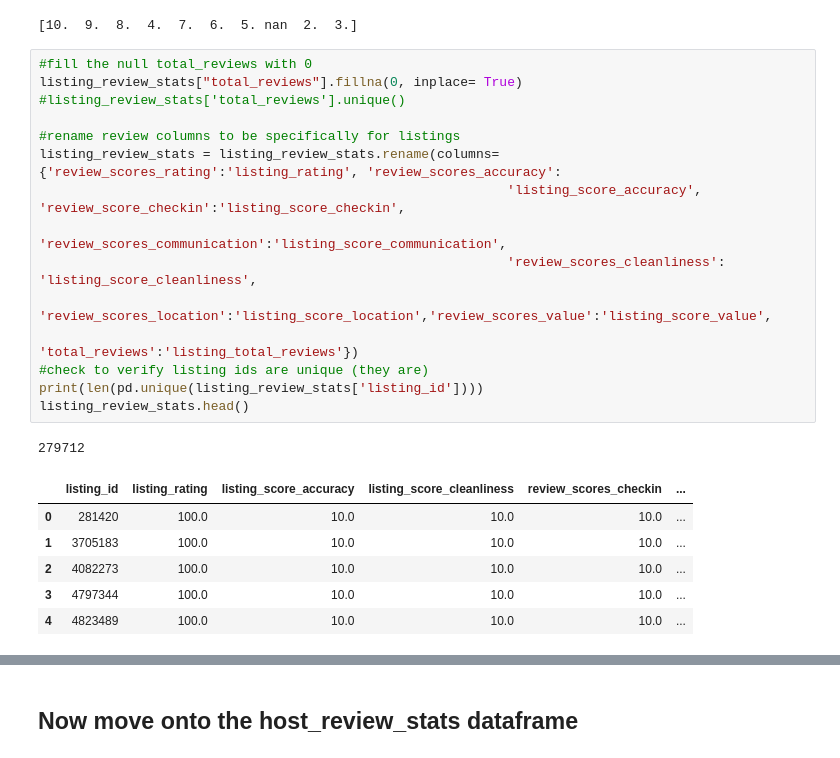
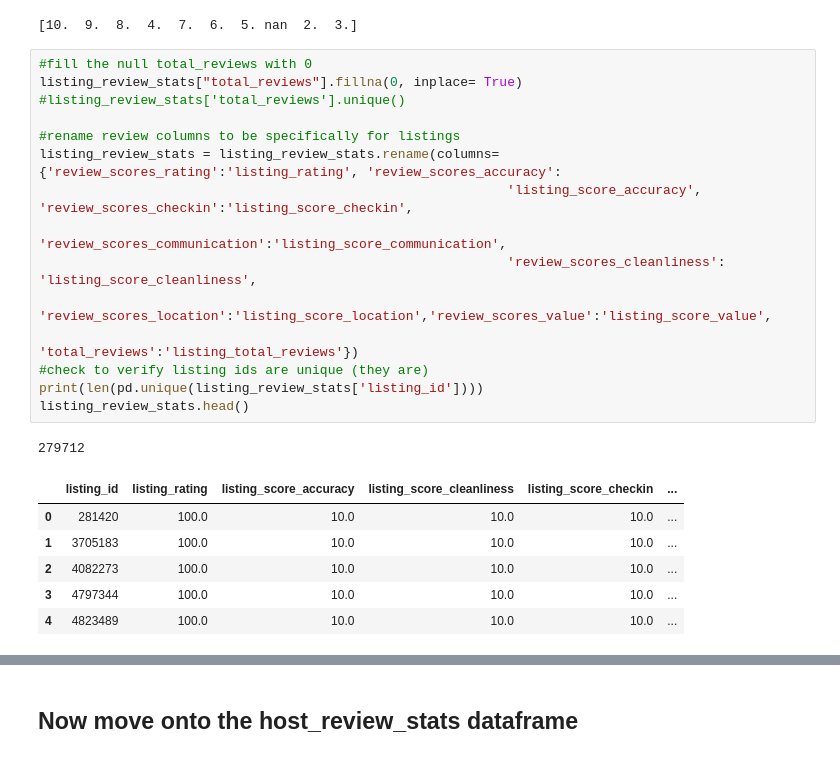
Before and after one commit to dkoski23/airbnb_etl, a Jupyter notebook: etl_project.ipynb, the cells around one changed output, grey strips where cells are left out. Saved outputs shown, nothing was run; the diff lists cells and outputs as text.

```diff
--- a/etl_project.ipynb
+++ b/etl_project.ipynb
@@ -106,21 +108,21 @@ print(listing_review_stats["review_scores_accuracy"].unique())
 # %%
 #fill the null total_reviews with 0
 listing_review_stats["total_reviews"].fillna(0, inplace= True)
 #listing_review_stats['total_reviews'].unique()
 
 #rename review columns to be specifically for listings
 listing_review_stats = listing_review_stats.rename(columns={'review_scores_rating':'listing_rating', 'review_scores_accuracy':
-                                                            'listing_score_accuracy', 'review_score_checkin':'listing_score_checkin',
+                                                            'listing_score_accuracy', 'review_scores_checkin':'listing_score_checkin',
                                                           'review_scores_communication':'listing_score_communication',
                                                             'review_scores_cleanliness': 'listing_score_cleanliness',
                                                             'review_scores_location':'listing_score_location','review_scores_value':'listing_score_value',
                                                            'total_reviews':'listing_total_reviews'})
 #check to verify listing ids are unique (they are)
 print(len(pd.unique(listing_review_stats['listing_id'])))
 listing_review_stats.head()
 # %% [output]
 279712
-|  | listing_id | listing_rating | listing_score_accuracy | listing_score_cleanliness | review_scores_checkin | ... |
+|  | listing_id | listing_rating | listing_score_accuracy | listing_score_cleanliness | listing_score_checkin | ... |
 | 0 | 281420 | 100.0 | 10.0 | 10.0 | 10.0 | ... |
 | 1 | 3705183 | 100.0 | 10.0 | 10.0 | 10.0 | ... |
 | 2 | 4082273 | 100.0 | 10.0 | 10.0 | 10.0 | ... |
```
Also changed, not shown: parts of 17 cells of this notebook, 2 other files.
